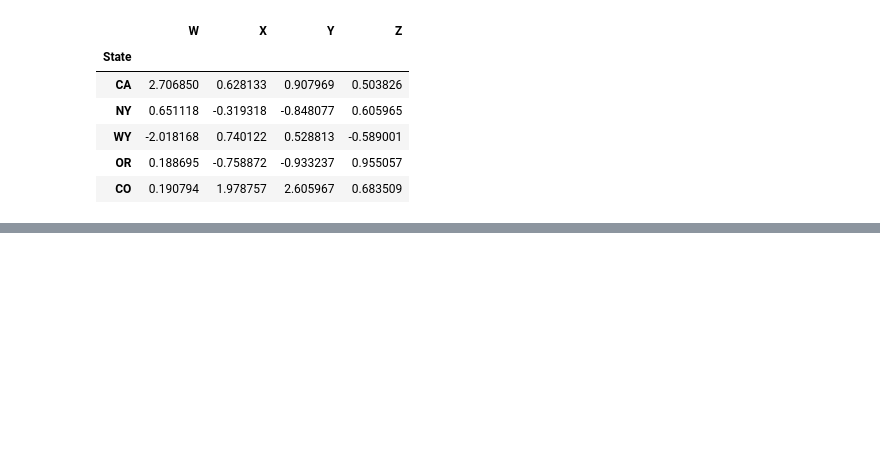
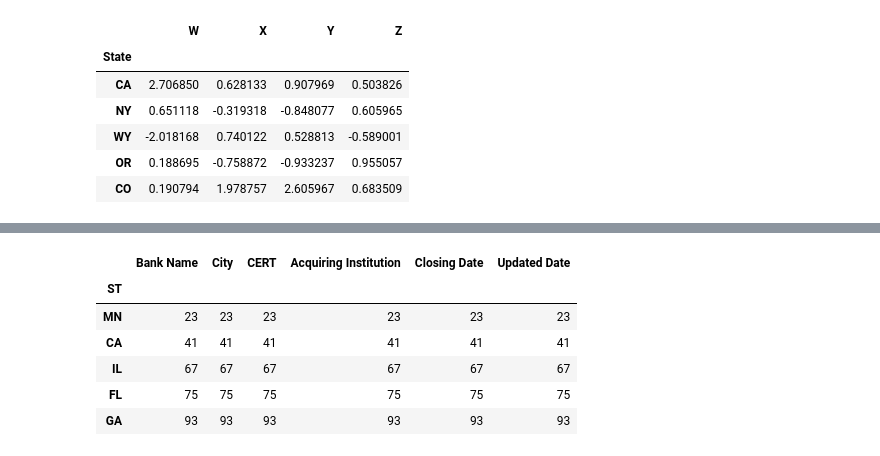
Before and after one commit to tommy3531/PythonStockTrader, a Jupyter notebook: Virtual_env/pandas.ipynb, the cells around one changed output, grey strips where cells are left out. Drawn from its saved outputs; the diff is of its cells as text; code cells hidden in the pictures; blank space fills up the shorter version.

```diff
--- a/Virtual_env/pandas.ipynb
+++ b/Virtual_env/pandas.ipynb
@@ -292,0 +360,10 @@ df.set_index('State')
+# %%
+banks.groupby("ST").count().sort_values('Bank Name').tail()
+# %% [output]
+|  | Bank Name | City | CERT | Acquiring Institution | Closing Date | Updated Date |
+| ST |  |  |  |  |  |  |
+| MN | 23 | 23 | 23 | 23 | 23 | 23 |
+| CA | 41 | 41 | 41 | 41 | 41 | 41 |
+| IL | 67 | 67 | 67 | 67 | 67 | 67 |
+| FL | 75 | 75 | 75 | 75 | 75 | 75 |
+| GA | 93 | 93 | 93 | 93 | 93 | 93 |
```
Also changed, not shown: parts of 29 cells of this notebook, 1 other file.
